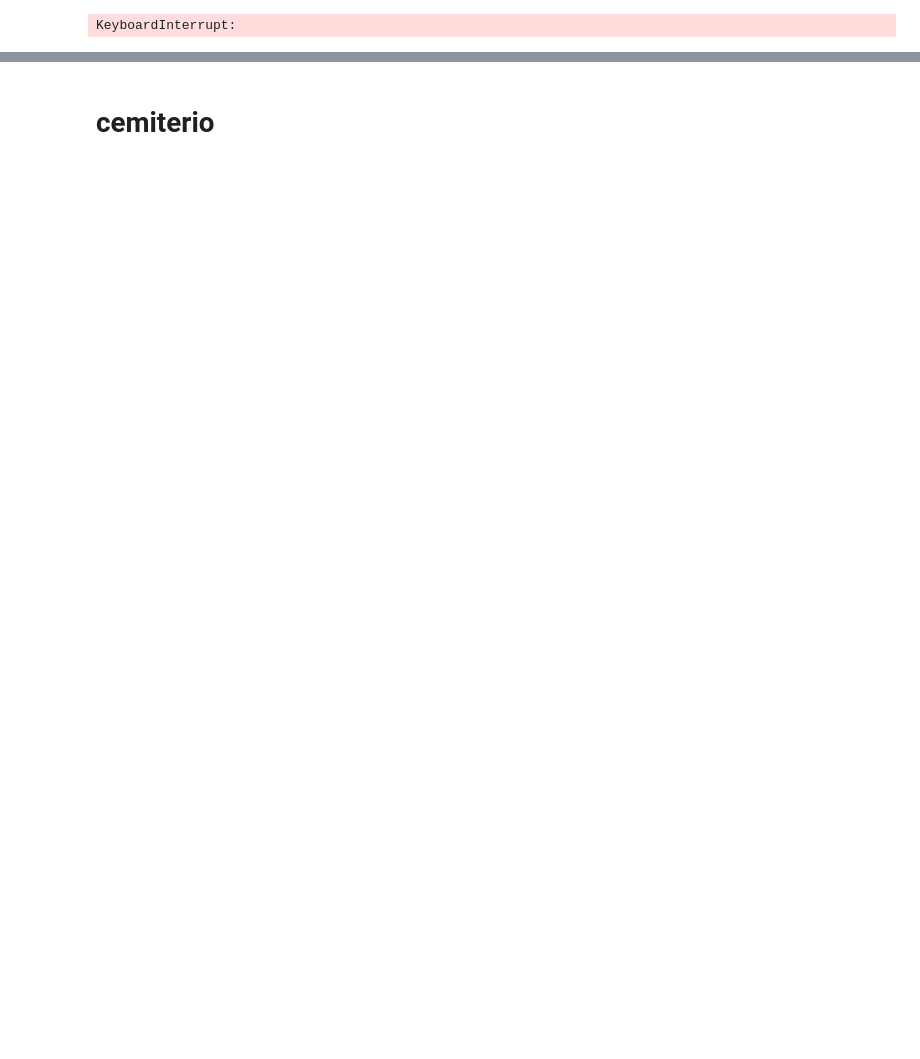
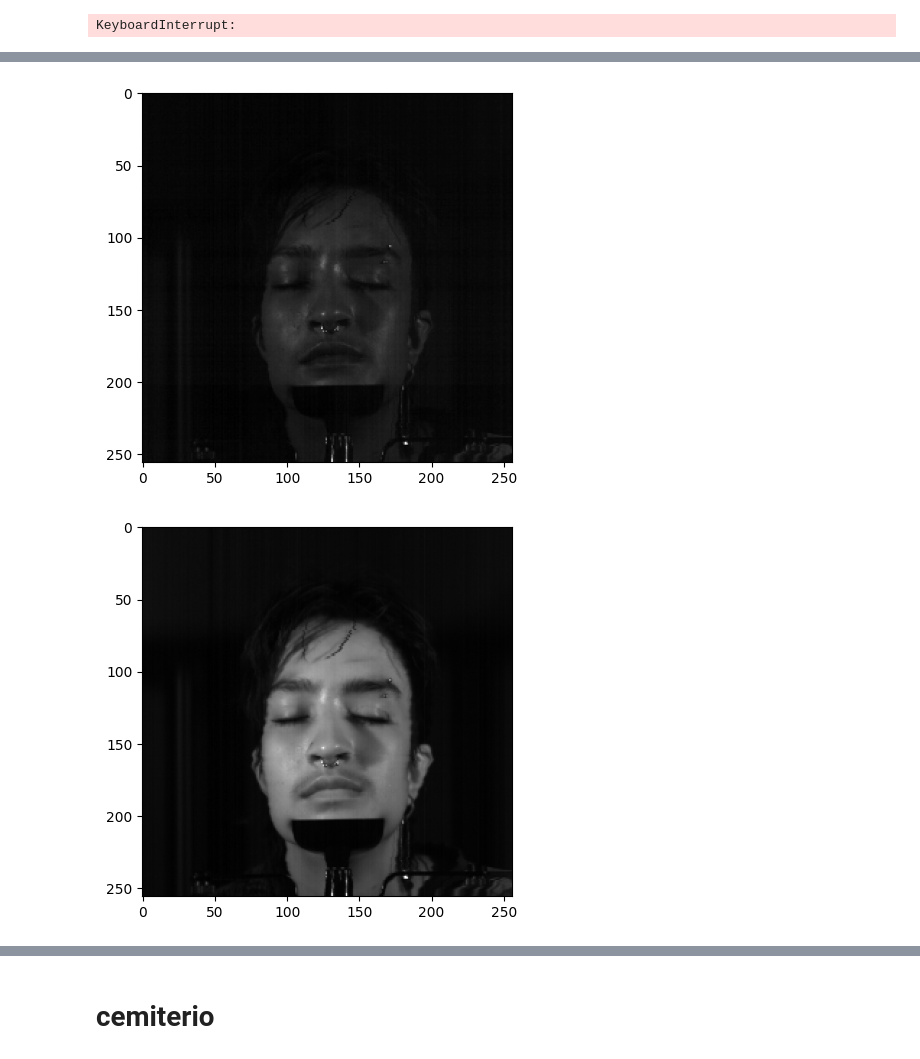
Before and after one commit to ana-caznok/recon-segment, a Jupyter notebook: notebooks/debug_dualtraining.ipynb, the cells around one changed output, grey strips where cells are left out. Saved outputs shown, nothing was run; the diff lists cells and outputs as text; code cells hidden in the pictures; blank space fills up the shorter version.

```diff
--- a/notebooks/debug_dualtraining.ipynb
+++ b/notebooks/debug_dualtraining.ipynb
@@ -688,0 +694,12 @@ x.shape, y.shape, meta['mask'].shape
+# %%
+plt.imshow(x.detach().cpu().numpy()[0,2,:,:],cmap='gray')
+plt.show()
+
+plt.imshow(y.detach().cpu().numpy()[0,30,:,:],cmap='gray')
+plt.show()
+
+plt.imshow(meta['mask'][0,0,:,:],cmap='gray')
+plt.show()
+# %% [output]
+[figure, added]
+[figure, added]
```
Also changed, not shown: parts of 18 cells of this notebook, 8 other files.
